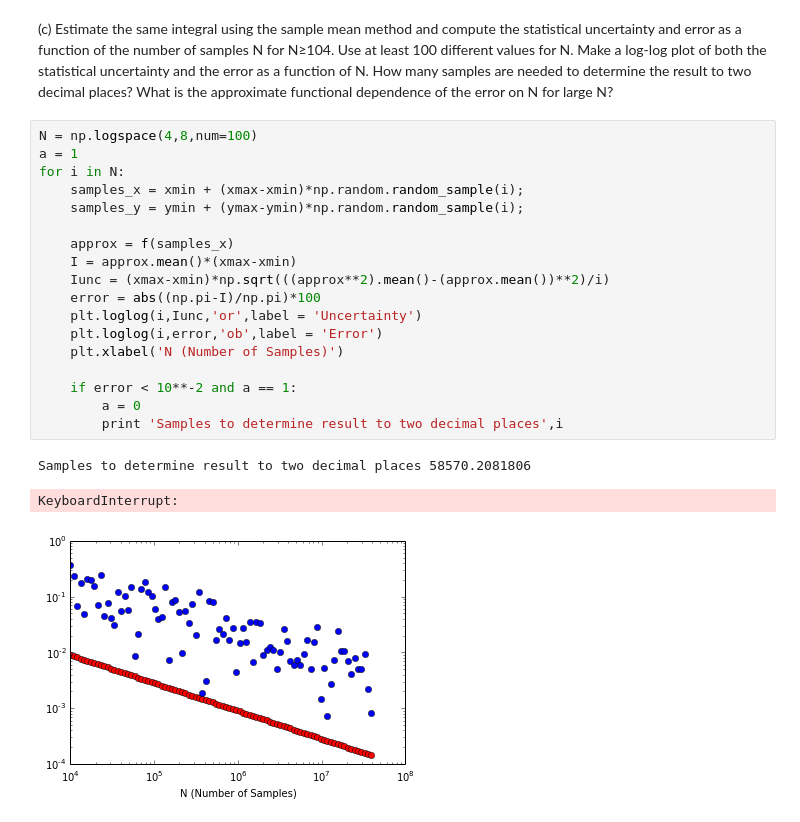
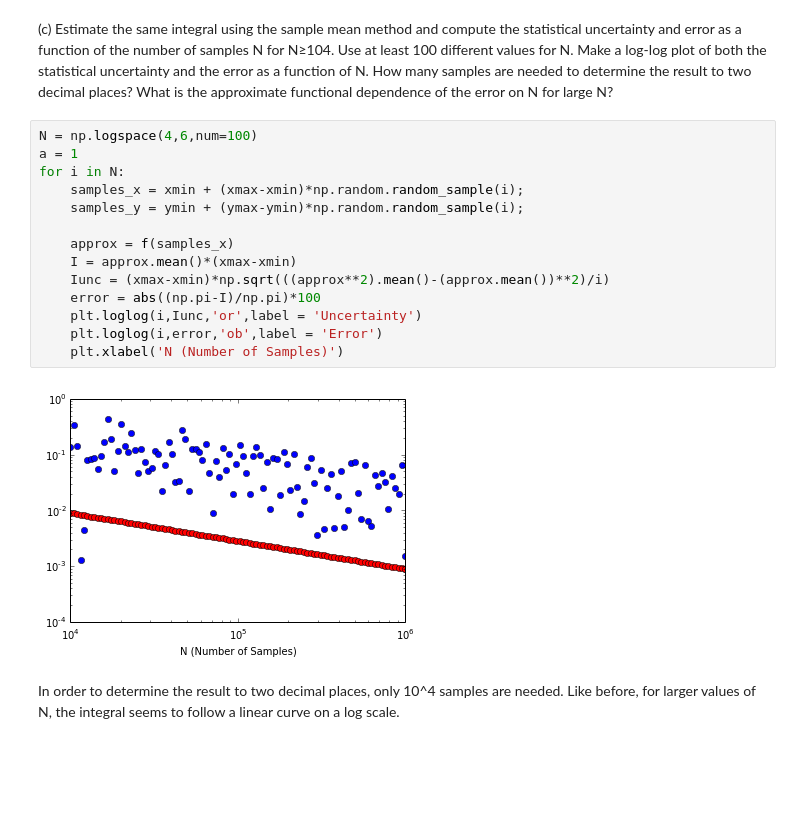
Before and after one commit to jareiter/PHYS202-S14, a Jupyter notebook: SciPy/MCIntegrationExercises.ipynb, the cells around one changed output. Cells and saved outputs as stored; diff of their text form; blank space fills up the shorter version.

```diff
--- a/SciPy/MCIntegrationExercises.ipynb
+++ b/SciPy/MCIntegrationExercises.ipynb
@@ -196,24 +196,20 @@ For larger values of N, the integral seems to follow a linear curve on a log sca
 Make a log-log plot of both the statistical uncertainty and the error as a function of N.
 How many samples are needed to determine the result to two decimal places? What is the approximate functional dependence of the error on N for large N?
 # %%
-N = np.logspace(4,8,num=100)
+N = np.logspace(4,6,num=100)
 a = 1
 for i in N:
     samples_x = xmin + (xmax-xmin)*np.random.random_sample(i);
     samples_y = ymin + (ymax-ymin)*np.random.random_sample(i);
 
     approx = f(samples_x)
     I = approx.mean()*(xmax-xmin)
     Iunc = (xmax-xmin)*np.sqrt(((approx**2).mean()-(approx.mean())**2)/i)
     error = abs((np.pi-I)/np.pi)*100
     plt.loglog(i,Iunc,'or',label = 'Uncertainty')
     plt.loglog(i,error,'ob',label = 'Error')
     plt.xlabel('N (Number of Samples)')
-
-    if error < 10**-2 and a == 1:
-        a = 0
-        print 'Samples to determine result to two decimal places',i
 # %% [output]
-Samples to determine result to two decimal places 58570.2081806
-KeyboardInterrupt:
-[figure, old version]
+[figure, new version]
+# %% [markdown]
+In order to determine the result to two decimal places, only 10^4 samples are needed. Like before, for larger values of N, the integral seems to follow a linear curve on a log scale.
```
Also changed, not shown: parts of 5 cells of this notebook, 2 other files.
